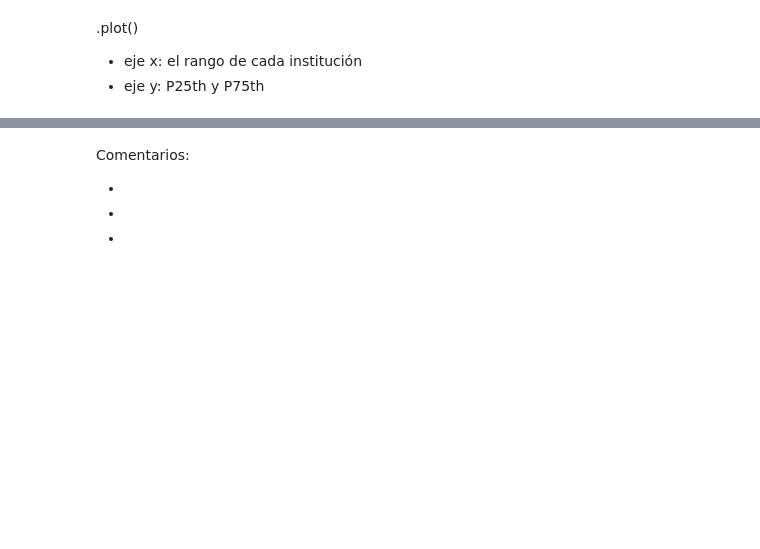
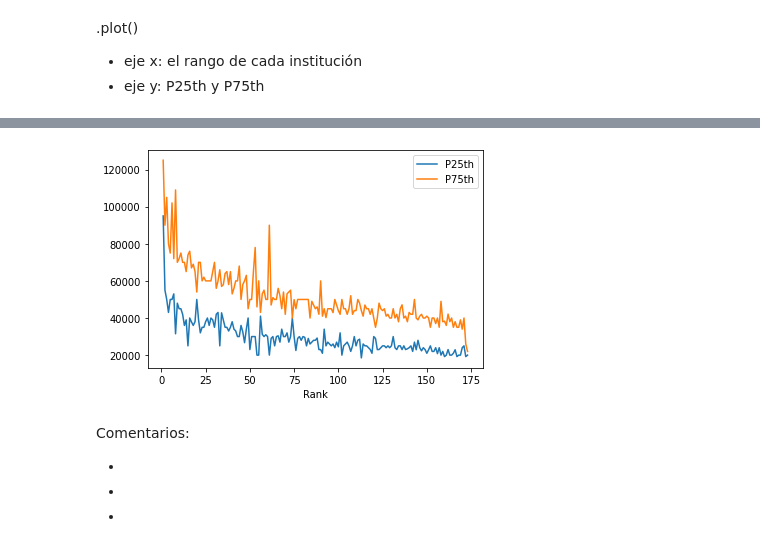
Before and after one commit to katymq/Python_universitario, a Jupyter notebook: Taller_Python.ipynb, the cells around one changed output, grey strips where cells are left out. Cells and saved outputs as stored; diff of their text form; code cells hidden in the pictures; blank space fills up the shorter version.

```diff
--- a/Taller_Python.ipynb
+++ b/Taller_Python.ipynb
@@ -41,3 +92,9 @@ pandas.core.frame.DataFrame
+# %%
+import matplotlib.pyplot as plt
+df.plot(x="Rank", y=["P25th", "P75th"])
+plt.show()
+# %% [output]
+[figure, added]
 # %% [markdown]
 Comentarios:
 
```
Also changed, not shown: parts of 24 cells of this notebook.
